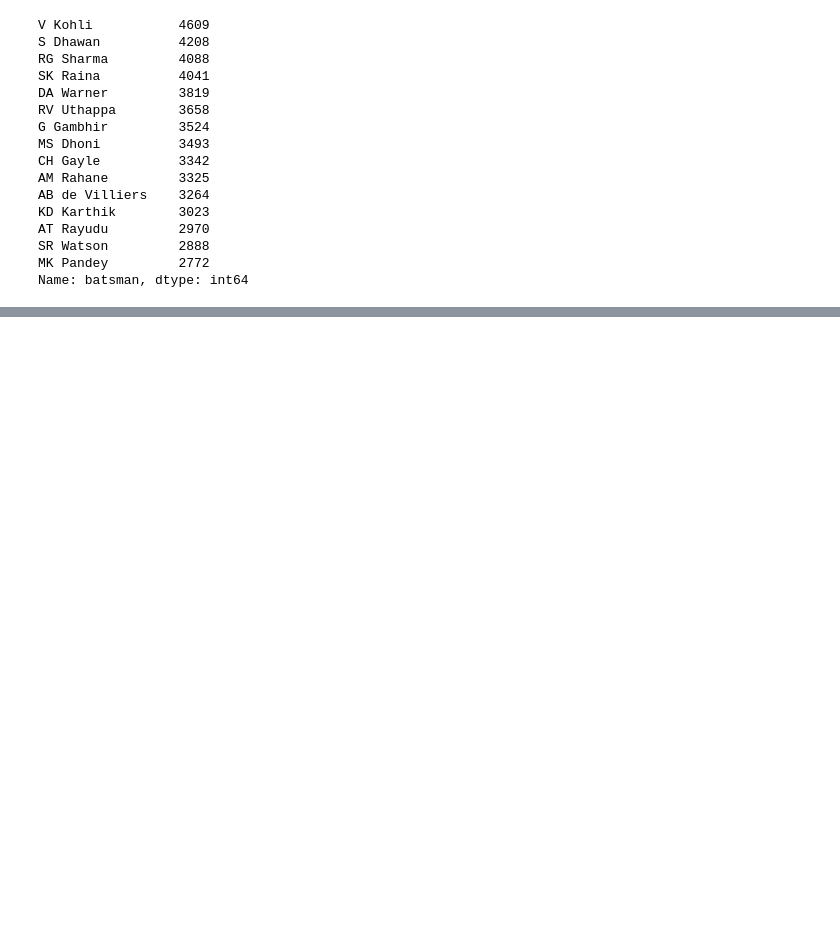
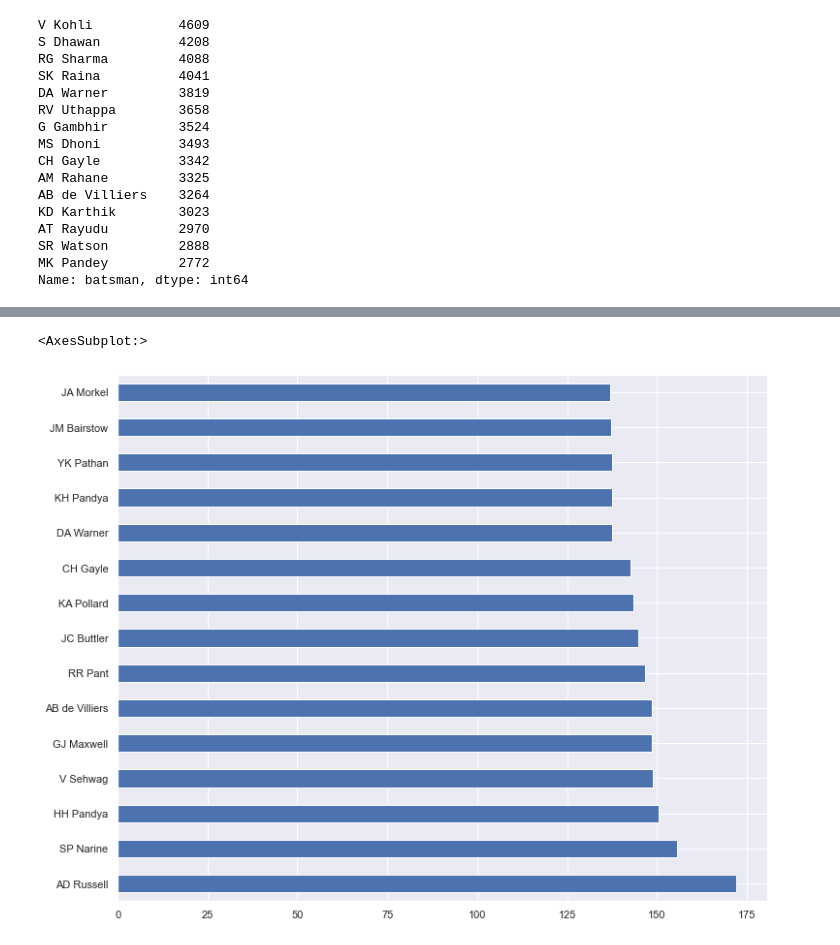
Before and after one commit to IPL-analysis-project/IPL-Dataset-Analysis, a Jupyter notebook: main.ipynb, the cells around one changed output, grey strips where cells are left out. Saved outputs shown, nothing was run; the diff lists cells and outputs as text; code cells hidden in the pictures; blank space fills up the shorter version.

```diff
--- a/main.ipynb
+++ b/main.ipynb
@@ -319,0 +320,6 @@ Name: batsman_runs, dtype: int64
+# %%
+strike_rate = (runs/bats[:100]*100).sort_values(ascending = False)
+strike_rate[:15].plot(kind = 'barh')
+# %% [output]
+<AxesSubplot:>
+[figure, added]
```
Also changed, not shown: parts of 2 cells of this notebook.
